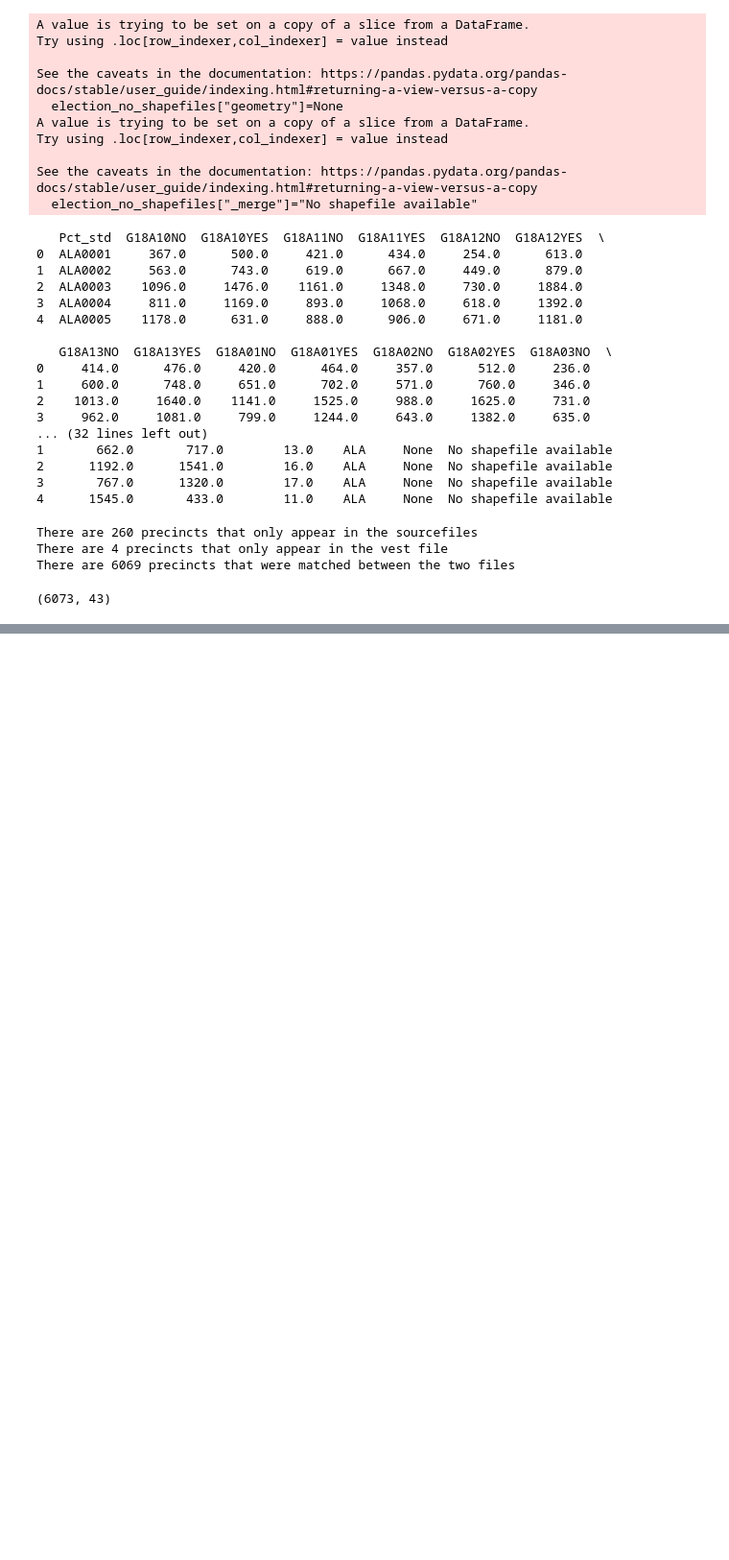
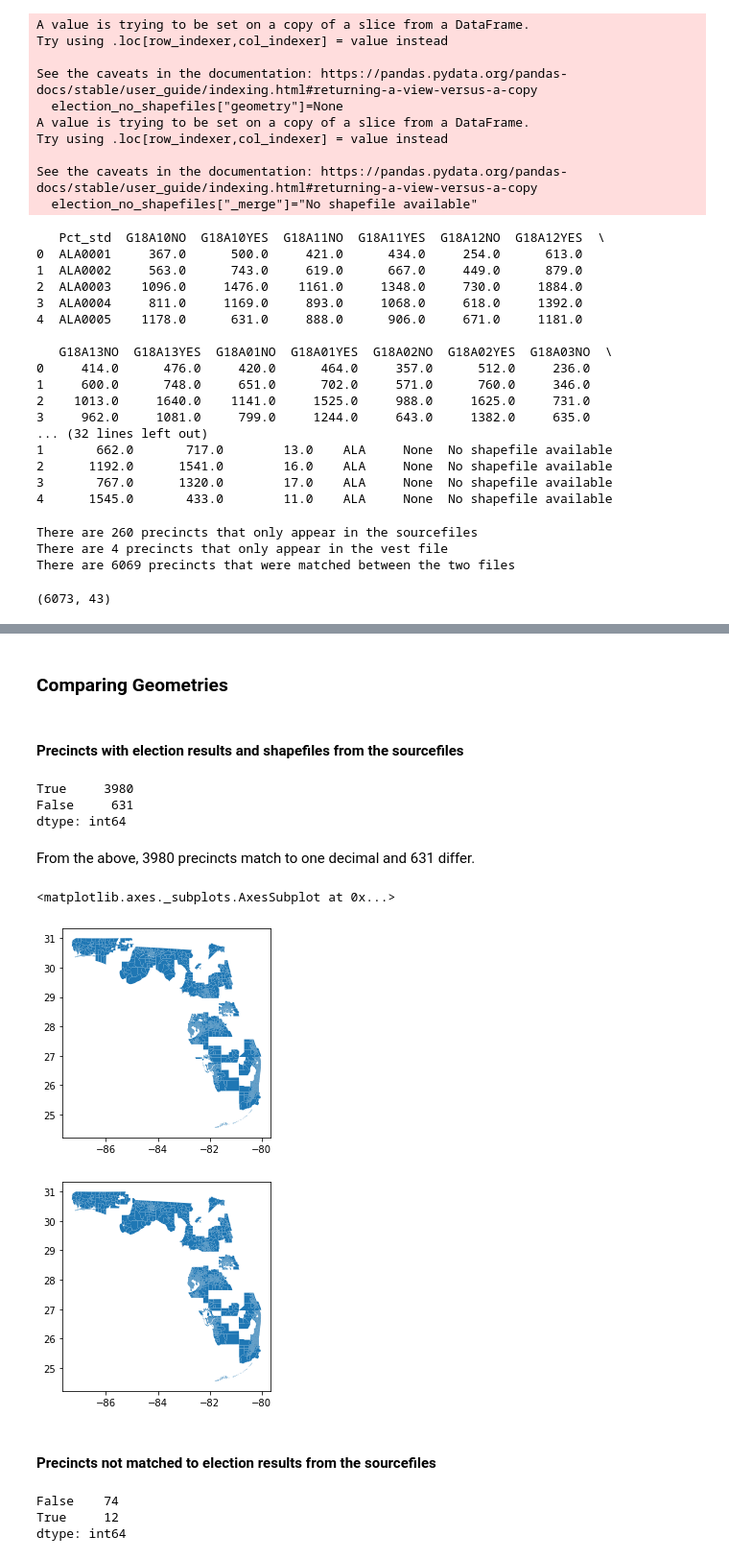
Before and after one commit to nonpartisan-redistricting-datahub/pdv-fl, a Jupyter notebook: VEST_FL_18_replication.ipynb, the cells around one changed output, grey strips where cells are left out. Shown: that part at 96% size. Saved outputs shown, nothing was run; the diff lists cells and outputs as text; code cells hidden in the pictures; blank space fills up the shorter version.

```diff
--- a/VEST_FL_18_replication.ipynb
+++ b/VEST_FL_18_replication.ipynb
@@ -237,7 +221,7 @@ Quote from the README:
 
 > "Broward, Desoto, Gadsden, Gilchrist, Gulf, Manatee, Marion, Martin, Monroe, Nassau, Pinellas, Polk, Putnam, Santa Rosa, St. Johns, St. Lucie, and Union are unchanged from the 2016 VEST shapefile."
 # %%
-vest_16 = gp.read_file("/Users/peterhorton/Documents/Redistricting_Data_Hub/Coding/pdv/vest_fl_2018/fl_2016/fl_2016.shp")
+vest_16 = gp.read_file("./raw-from-source/shapefiles/fl_2016/fl_2016.shp")
 # %%
 #Take a look at the file
 print(vest_16.head())
@@ -341,7 +325,7 @@ fips_codes = ["12015","12037","12043","12047","12059","12063","12065","12075","1
 #Combine all the data from separate files into one
 li = []
 for i in fips_codes:
-    ref = "./census/state_files/partnership_shapefiles_19v2_"
+    ref = "./raw-from-source/shapefiles/census/partnership_shapefiles_19v2_"
     file_ref = ref+i+"/PVS_19_v2_vtd_"+i+".shp"
     file_prev = gp.read_file(file_ref)
     li.append(file_prev)
@@ -488,11 +474,11 @@ What I was able to find:
 # %%
-#For Collier, I had to load the KML into Google Earth Pro and then export it to get the precinct labels to show up
-shapefiles_collier = gp.read_file("/Users/peterhorton/Documents/Redistricting_Data_Hub/Coding/pdv/vest_fl_2018/counties/Precinct Boundaries_collier.kml")
-flagler_pcts = gp.read_file("/Users/peterhorton/Documents/Redistricting_Data_Hub/Coding/pdv/vest_fl_2018/counties/Flagler (2018-02-05)/VTDBLK_1_region.shp")
-shapefiles_hillsborough = gp.read_file("/Users/peterhorton/Documents/Redistricting_Data_Hub/Coding/pdv/vest_fl_2018/counties/HillsCtyElections-Various Files-2017 Shapefiles-2021015-3a3/2017ShapeFiles/PRECINCT12057_region.shp")
-shapefiles_lee = gp.read_file("/Users/peterhorton/Documents/Redistricting_Data_Hub/Coding/pdv/vest_fl_2018/counties/Lee County Precincts.kml",driver='KML',split="<br>")
-shapefiles_leon = gp.read_file("/Users/peterhorton/Documents/Redistricting_Data_Hub/Coding/pdv/vest_fl_2018/counties/Election_Precincts_-_Leon_County-shp/Election_Precincts_-_Leon_County.shp")
-shapefiles_miami = gp.read_file("/Users/peterhorton/Documents/Redistricting_Data_Hub/Coding/pdv/vest_fl_2018/counties/Miami_Precinct-shp/Precinct.shp")
-shapefiles_okaloosa = gp.read_file("/Users/peterhorton/Documents/Redistricting_Data_Hub/Coding/pdv/vest_fl_2018/counties/Okaloosa County/precinct.shp")
-shapefiles_palm = gp.read_file("/Users/peterhorton/Documents/Redistricting_Data_Hub/Coding/pdv/vest_fl_2018/counties/Palm Beach SOE Shapefiles 2021/Precincts 2021.shp")
-shapefiles_pasco = gp.read_file("/Users/peterhorton/Documents/Redistricting_Data_Hub/Coding/pdv/vest_fl_2018/counties/Pasco VotingPrecincts_12112020_202012301214529224/VotingPrecincts_12112020.shp")
+#For Collier, I had to load the KML into Google Earth Pro and then export it to get the precinct labels to show up (see report)
+shapefiles_collier = gp.read_file("./raw-from-source/shapefiles/counties/Collier/Precinct Boundaries_collier.kml")
+flagler_pcts = gp.read_file("./raw-from-source/shapefiles/counties/Flagler/2018-02-05/VTDBLK_1_region.shp")
+shapefiles_hillsborough = gp.read_file("./raw-from-source/shapefiles/counties/Hillsborough/2017ShapeFiles/PRECINCT12057_region.shp")
+shapefiles_lee = gp.read_file("./raw-from-source/shapefiles/counties/Lee/Lee County Precincts.kml",driver='KML',split="<br>")
+shapefiles_leon = gp.read_file("./raw-from-source/shapefiles/counties/Leon/Election_Precincts_-_Leon_County-shp/Election_Precincts_-_Leon_County.shp")
+shapefiles_miami = gp.read_file("./raw-from-source/shapefiles/counties/Miami/Miami_Precinct-shp/Precinct.shp")
+shapefiles_okaloosa = gp.read_file("./raw-from-source/shapefiles/counties/Okaloosa/Voting/precinct.shp")
+shapefiles_palm = gp.read_file("./raw-from-source/shapefiles/counties/Palm/Palm Beach SOE Shapefiles 2021/Precincts 2021.shp")
+shapefiles_pasco = gp.read_file("./raw-from-source/shapefiles/counties/Pasco/Pasco VotingPrecincts/VotingPrecincts_12112020.shp")
@@ -1138,0 +1077,27 @@ print(matched_data[matched_data["Pct_std"]=="DAD0011"])
+# %% [markdown]
+### Comparing Geometries
+# %% [markdown]
+#### Precincts with election results and shapefiles from the sourcefiles
+# %%
+#Want to check this in the "both" match as well as the shapefile match
+first_check = merged_data_everything[(merged_data_everything["main_merge"]=="both") & (merged_data_everything["_merge"]=="both")]
+
+pdv_shapes_elections_and_shapes = gp.GeoDataFrame(first_check, geometry='geometry_x')
+vest_shapes_elections_and_shapes = gp.GeoDataFrame(first_check, geometry='geometry_y')
+
+pdv_shapes_elections_and_shapes.crs=vest_shapes_elections_and_shapes.crs
+# %%
+print(pdv_shapes_elections_and_shapes.geom_almost_equals(vest_shapes_elections_and_shapes,decimal=1).value_counts())
+# %% [output]
+True     3980
+False     631
+dtype: int64
+# %% [markdown]
+From the above, 3980 precincts match to one decimal and 631 differ.
+# %%
+#Mapping the validated precincts of these
+pdv_shapes_elections_and_shapes.plot()
+# %% [output]
+<matplotlib.axes._subplots.AxesSubplot at 0x...>
+[figure, added]
+[figure, added]
@@ -1138,0 +1111,2 @@ print(matched_data[matched_data["Pct_std"]=="DAD0011"])
+# %% [markdown]
+#### Precincts not matched to election results from the sourcefiles
@@ -1138,0 +1121,6 @@ print(matched_data[matched_data["Pct_std"]=="DAD0011"])
+# %%
+print(pdv_shapes_just_shapes.geom_almost_equals(vest_shapes_just_shapes,decimal=1).value_counts())
+# %% [output]
+False    74
+True     12
+dtype: int64
```
Also changed, not shown: parts of 76 cells of this notebook.
